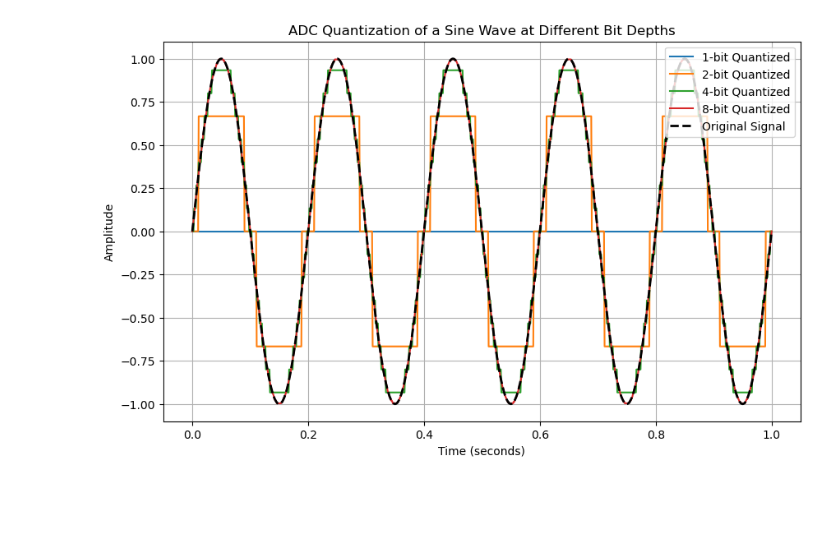
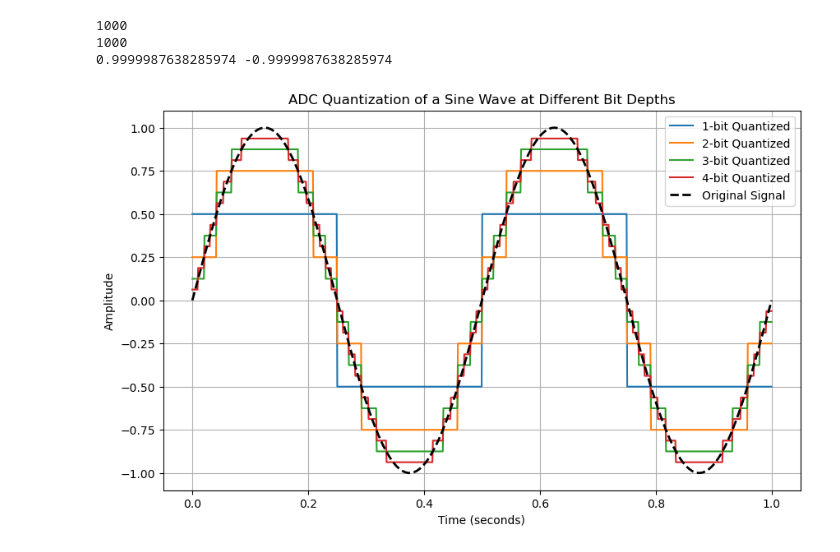
Before and after one commit to Bahniman14/polarimetric-fpga-dsp, a Jupyter notebook: Development & Understanding/Experiments/Quantization_Sine_Wave.ipynb, the cells around one changed output. Cells and saved outputs as stored; diff of their text form; code cells hidden in the pictures; blank space fills up the shorter version.

```diff
--- a/Development & Understanding/Experiments/Quantization_Sine_Wave.ipynb
+++ b/Development & Understanding/Experiments/Quantization_Sine_Wave.ipynb
@@ -3,11 +3,20 @@ import numpy as np
 import matplotlib.pyplot as plt
 # %%
 # Signal parameters
-f_signal = 5          # Signal frequency = 5 Hz
+f_signal = 2         # Signal frequency = 5 Hz
 fs = 1000             # Sampling rate = 1000 samples per second
 t = np.linspace(0, 1, fs)   # Time axis: 1 second duration
 
 # Analog signal (what comes from antenna)
 analog_signal_sin = np.sin(2 * np.pi * f_signal * t)
 analog_signal_cos = np.cos(2 * np.pi * f_signal * t)
+# %%
+print(len(t))
+# print(analog_signal_sin)
+print(len(analog_signal_sin))
+print(max(analog_signal_sin), min(analog_signal_sin))
+# %% [output]
+1000
+1000
+0.9999987638285974 -0.9999987638285974
 # %%
@@ -25,20 +41,20 @@ def simple_quantize(signal, bits):
 # %%
-bit_depths = [1, 2, 4, 8]
+bit_depths = [1, 2, 3, 4]
 
 plt.figure(figsize=(10, 6))
 
 for bits in bit_depths:
-    q_signal = simple_quantize(analog_signal_sin, bits)
+    q_signal = quantize(analog_signal_sin, bits)
     plt.plot(t, q_signal, label=f"{bits}-bit Quantized")
 
 # Plot original analog signal
 plt.plot(t, analog_signal_sin, 'k--', linewidth=2, label="Original Signal")
 
 plt.xlabel("Time (seconds)")
 plt.ylabel("Amplitude")
 plt.title("ADC Quantization of a Sine Wave at Different Bit Depths")
 plt.legend()
 plt.grid(True)
 plt.show()
 # %% [output]
-[figure, old version]
+[figure, new version]
```
Also changed, not shown: parts of 7 cells of this notebook, 2 other files.
